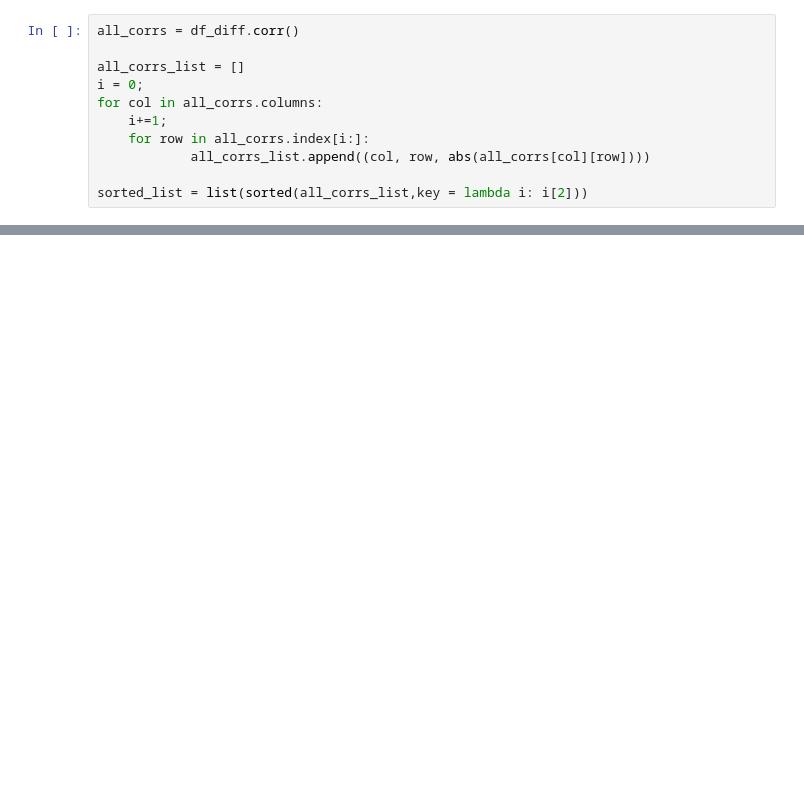
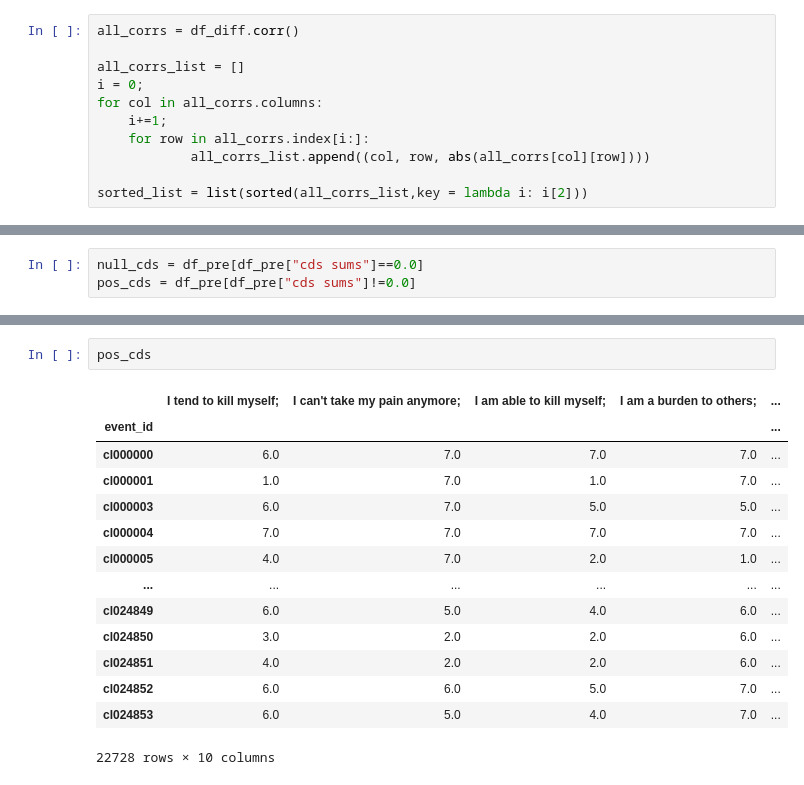
Before and after one commit to lougau92/MA2---Towards-real-time-support-for-a-suicide-prevention-hotline-operators-, a Jupyter notebook: EDA.ipynb, the cells around one changed output, grey strips where cells are left out. Saved outputs shown, nothing was run; the diff lists cells and outputs as text; blank space fills up the shorter version.

```diff
--- a/EDA.ipynb
+++ b/EDA.ipynb
@@ -186,0 +297,3 @@ See if there are any correlated responses
+# %%
+null_cds = df_pre[df_pre["cds sums"]==0.0]
+pos_cds = df_pre[df_pre["cds sums"]!=0.0]
@@ -186,0 +318,17 @@ See if there are any correlated responses
+# %%
+pos_cds
+# %% [output]
+|  | I tend to kill myself; | I can't take my pain anymore; | I am able to kill myself; | I am a burden to others; | ... |
+| event_id |  |  |  |  | ... |
+| cl000000 | 6.0 | 7.0 | 7.0 | 7.0 | ... |
+| cl000001 | 1.0 | 7.0 | 1.0 | 7.0 | ... |
+| cl000003 | 6.0 | 7.0 | 5.0 | 5.0 | ... |
+| cl000004 | 7.0 | 7.0 | 7.0 | 7.0 | ... |
+| cl000005 | 4.0 | 7.0 | 2.0 | 1.0 | ... |
+| ... | ... | ... | ... | ... | ... |
+| cl024849 | 6.0 | 5.0 | 4.0 | 6.0 | ... |
+| cl024850 | 3.0 | 2.0 | 2.0 | 6.0 | ... |
+| cl024851 | 4.0 | 2.0 | 2.0 | 6.0 | ... |
+| cl024852 | 6.0 | 6.0 | 5.0 | 7.0 | ... |
+| cl024853 | 6.0 | 5.0 | 4.0 | 7.0 | ... |
+22728 rows × 10 columns
```
Also changed, not shown: parts of 23 cells of this notebook.
